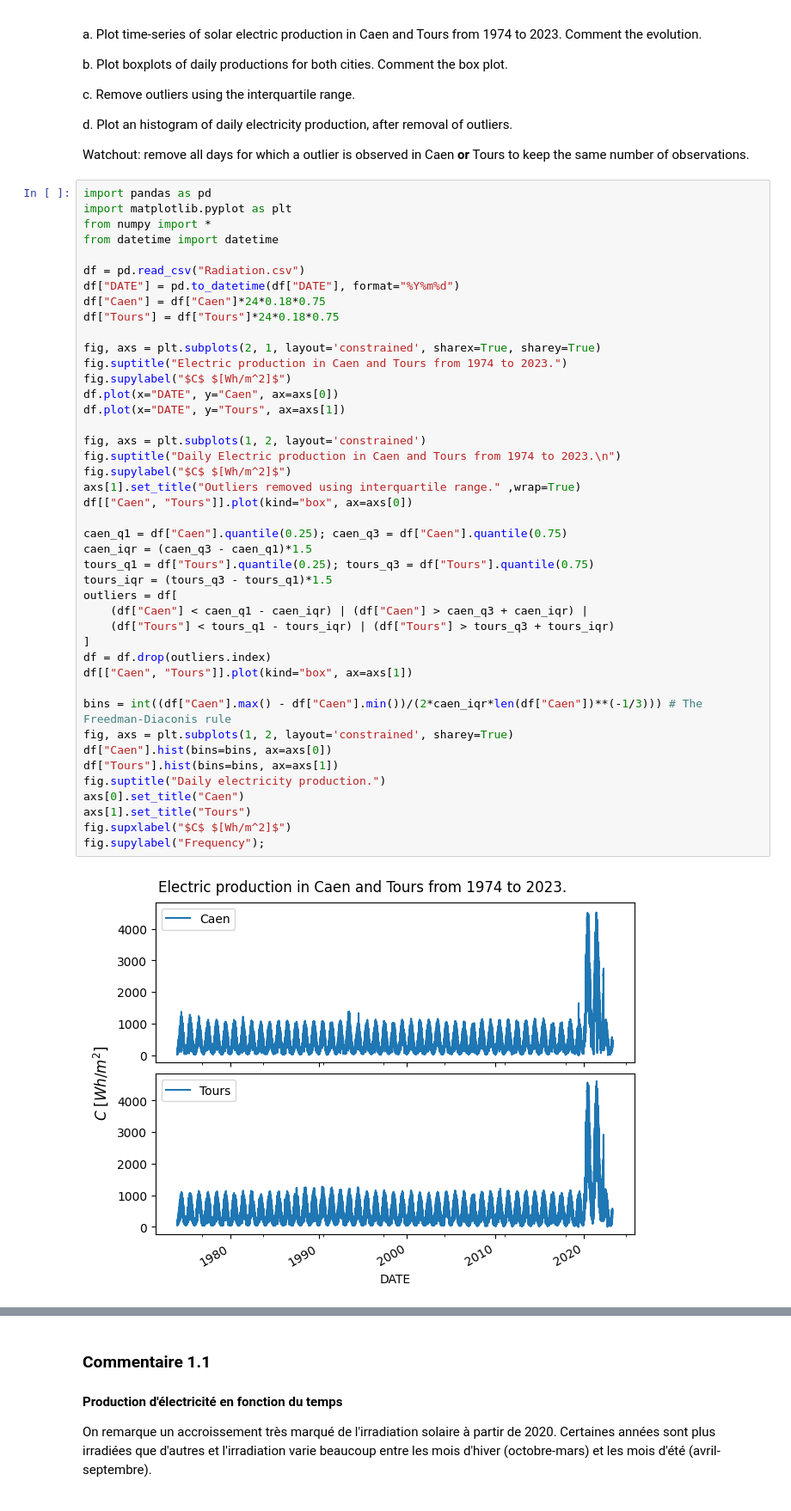
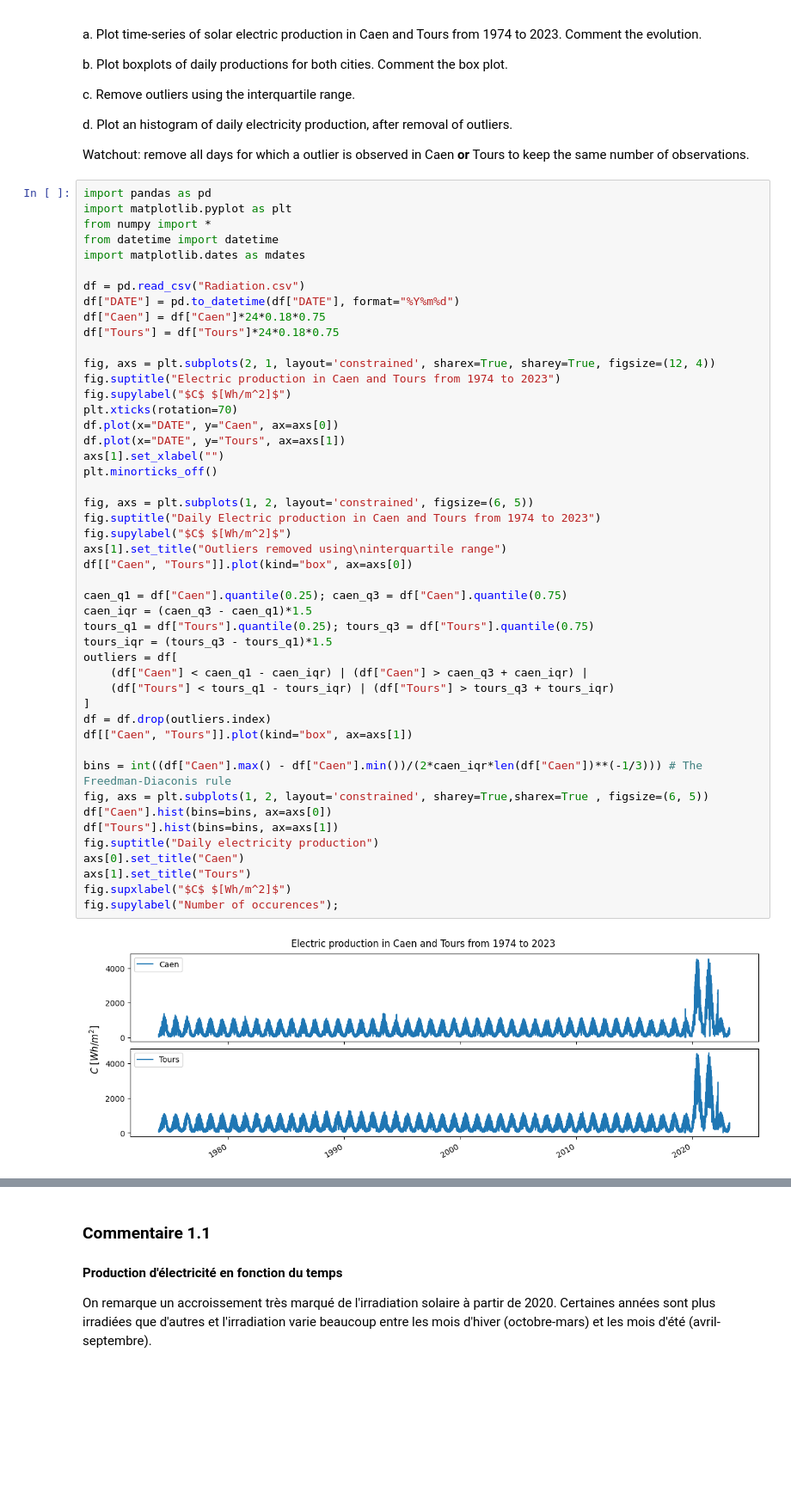
Before and after one commit to squifbe/Hackathon, a Jupyter notebook: Hackathon1_Final.ipynb, the cells around one changed output, grey strips where cells are left out. Shown at 86% size. Cells and saved outputs as stored; diff of their text form; blank space fills up the shorter version.

```diff
--- a/Hackathon1_Final.ipynb
+++ b/Hackathon1_Final.ipynb
@@ -75,43 +75,47 @@ import pandas as pd
 import matplotlib.pyplot as plt
 from numpy import *
 from datetime import datetime
+import matplotlib.dates as mdates
 
 df = pd.read_csv("Radiation.csv")
 df["DATE"] = pd.to_datetime(df["DATE"], format="%Y%m%d")
 df["Caen"] = df["Caen"]*24*0.18*0.75
 df["Tours"] = df["Tours"]*24*0.18*0.75
 
-fig, axs = plt.subplots(2, 1, layout='constrained', sharex=True, sharey=True)
-fig.suptitle("Electric production in Caen and Tours from 1974 to 2023.")
+fig, axs = plt.subplots(2, 1, layout='constrained', sharex=True, sharey=True, figsize=(12, 4))
+fig.suptitle("Electric production in Caen and Tours from 1974 to 2023")
 fig.supylabel("$C$ $[Wh/m^2]$")
+plt.xticks(rotation=70)
 df.plot(x="DATE", y="Caen", ax=axs[0])
 df.plot(x="DATE", y="Tours", ax=axs[1])
+axs[1].set_xlabel("")
+plt.minorticks_off()
 
-fig, axs = plt.subplots(1, 2, layout='constrained')
-fig.suptitle("Daily Electric production in Caen and Tours from 1974 to 2023.\n")
+fig, axs = plt.subplots(1, 2, layout='constrained', figsize=(6, 5))
+fig.suptitle("Daily Electric production in Caen and Tours from 1974 to 2023")
 fig.supylabel("$C$ $[Wh/m^2]$")
-axs[1].set_title("Outliers removed using interquartile range." ,wrap=True)
+axs[1].set_title("Outliers removed using\ninterquartile range")
 df[["Caen", "Tours"]].plot(kind="box", ax=axs[0])
 
 caen_q1 = df["Caen"].quantile(0.25); caen_q3 = df["Caen"].quantile(0.75)
 caen_iqr = (caen_q3 - caen_q1)*1.5
 tours_q1 = df["Tours"].quantile(0.25); tours_q3 = df["Tours"].quantile(0.75)
 tours_iqr = (tours_q3 - tours_q1)*1.5
 outliers = df[
     (df["Caen"] < caen_q1 - caen_iqr) | (df["Caen"] > caen_q3 + caen_iqr) |
     (df["Tours"] < tours_q1 - tours_iqr) | (df["Tours"] > tours_q3 + tours_iqr)
 ]
 df = df.drop(outliers.index)
 df[["Caen", "Tours"]].plot(kind="box", ax=axs[1])
 
 bins = int((df["Caen"].max() - df["Caen"].min())/(2*caen_iqr*len(df["Caen"])**(-1/3))) # The Freedman-Diaconis rule
-fig, axs = plt.subplots(1, 2, layout='constrained', sharey=True)
+fig, axs = plt.subplots(1, 2, layout='constrained', sharey=True,sharex=True , figsize=(6, 5))
 df["Caen"].hist(bins=bins, ax=axs[0])
 df["Tours"].hist(bins=bins, ax=axs[1])
-fig.suptitle("Daily electricity production.")
+fig.suptitle("Daily electricity production")
 axs[0].set_title("Caen")
 axs[1].set_title("Tours")
 fig.supxlabel("$C$ $[Wh/m^2]$")
-fig.supylabel("Frequency");
+fig.supylabel("Number of occurences");
 # %% [output]
-[figure, old version]
+[figure, new version]
```
Also changed, not shown: parts of 2 cells of this notebook.
